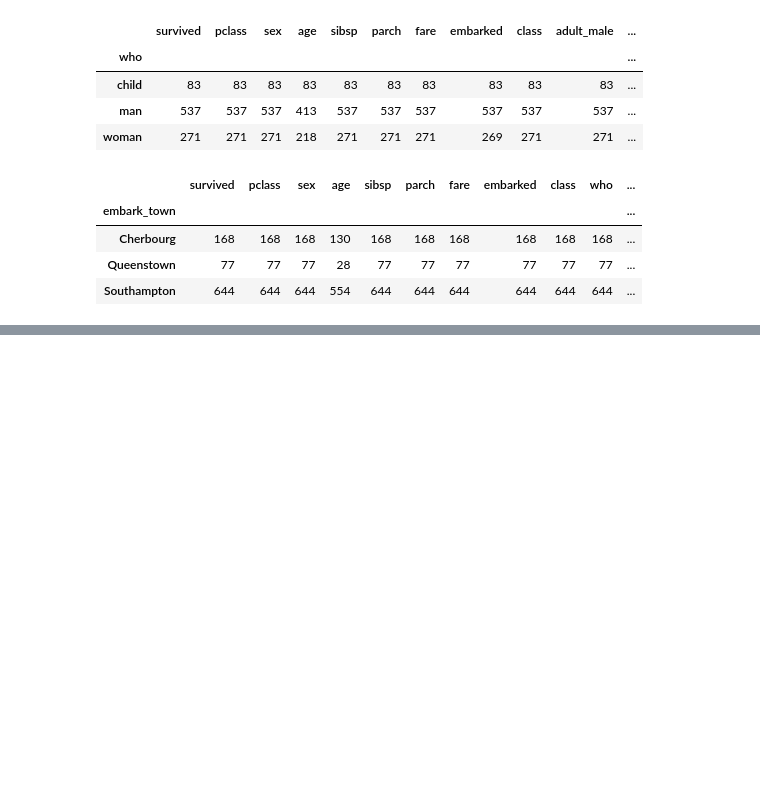
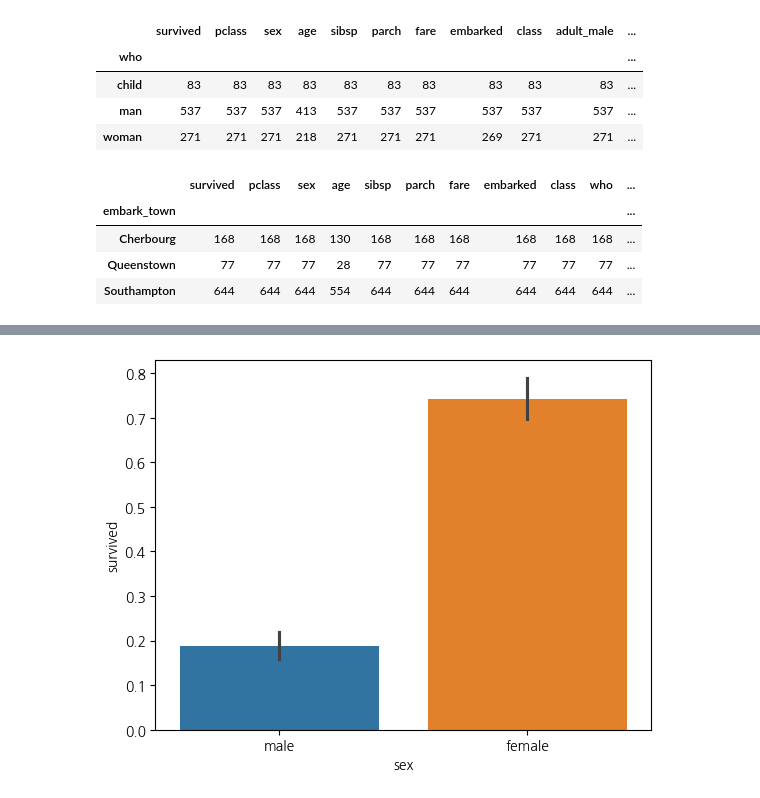
Before and after one commit to whj0406/2024-1-my-BDA, a Jupyter notebook: inclass/02w_0319_tue_dataframe_basic.ipynb, the cells around one changed output, grey strips where cells are left out. Cells and saved outputs as stored; diff of their text form; code cells hidden in the pictures; blank space fills up the shorter version.

```diff
--- a/inclass/02w_0319_tue_dataframe_basic.ipynb
+++ b/inclass/02w_0319_tue_dataframe_basic.ipynb
@@ -278,0 +295,4 @@ titanic.p.count()
+# %%
+sns.barplot(titanic, x="sex", y="survived", hue="sex"); #높이 평균
+# %% [output]
+[figure, added]
```
Also changed, not shown: parts of 49 cells of this notebook.
